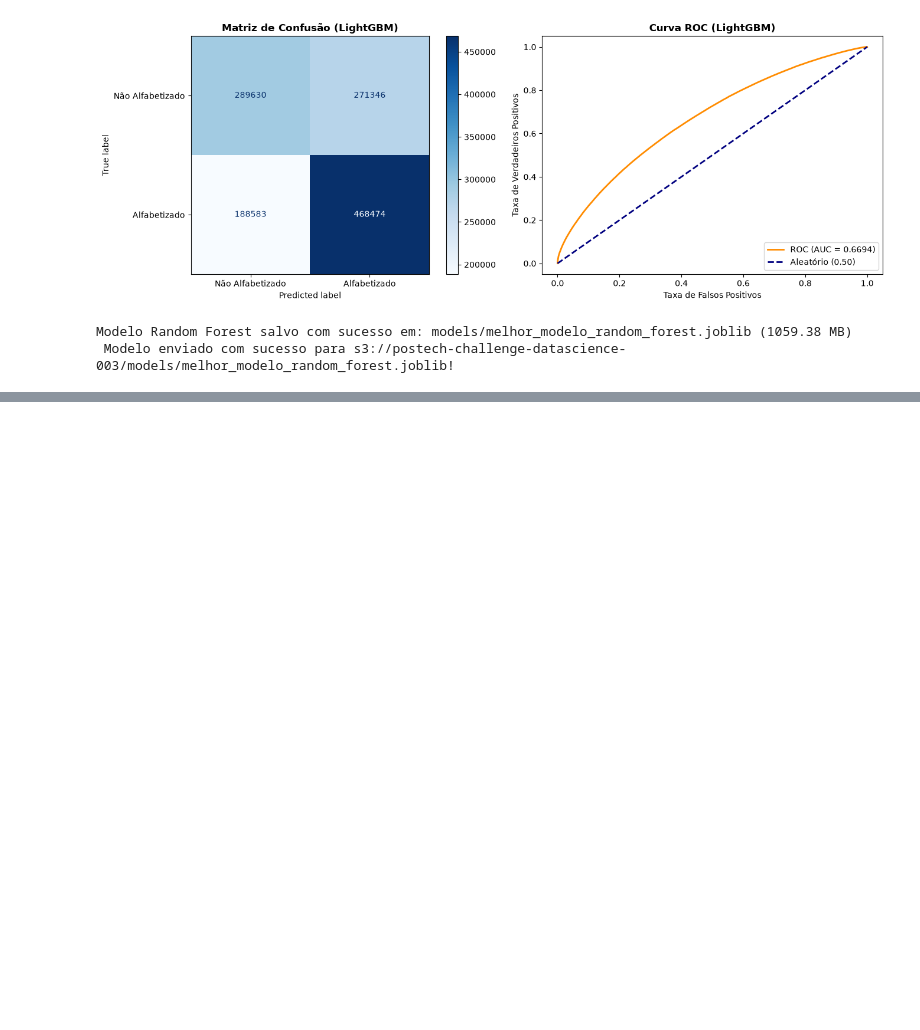
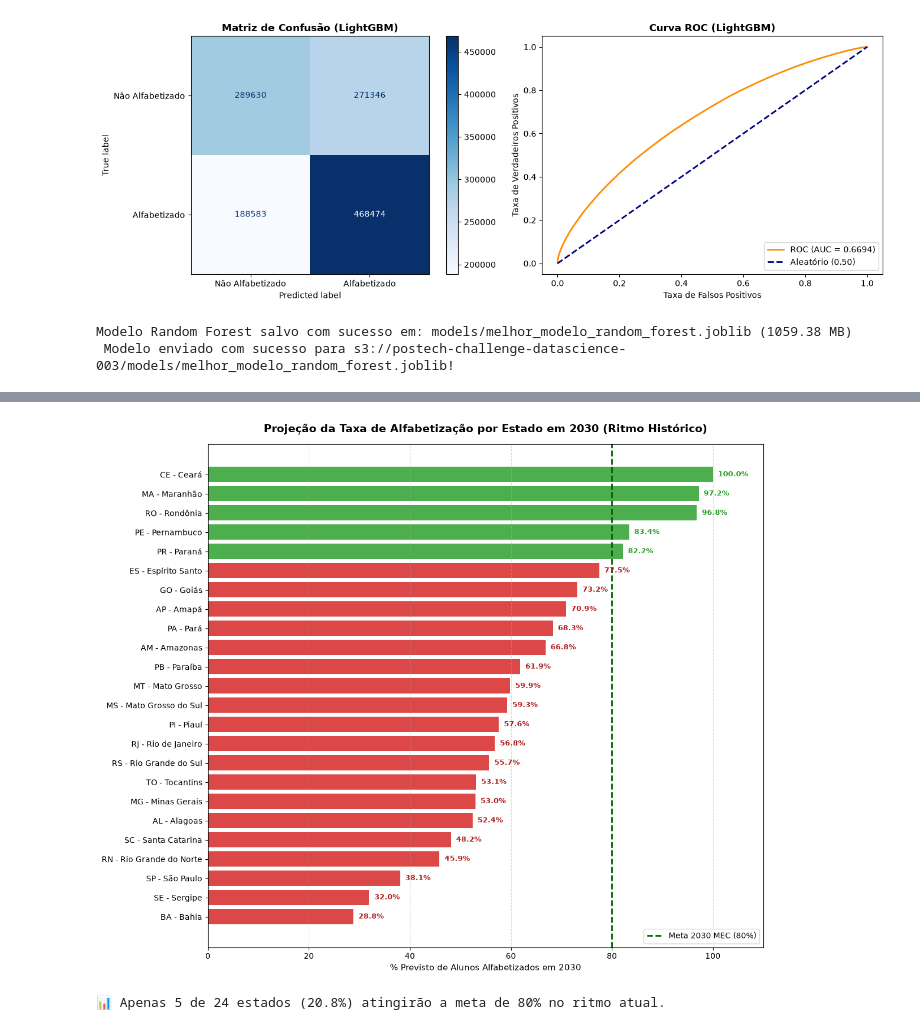
Before and after one commit to LucasRuizMartins/fiap_tech_challenge_03, a Jupyter notebook: notebooks/01 - pipeline.ipynb, the cells around one changed output, grey strips where cells are left out. Drawn from its saved outputs; the diff is of its cells as text; code cells hidden in the pictures; blank space fills up the shorter version.

```diff
--- a/notebooks/01 - pipeline.ipynb
+++ b/notebooks/01 - pipeline.ipynb
@@ -725,0 +832,51 @@ Modelo Random Forest salvo com sucesso em: models/melhor_modelo_random_forest.jo
+# %%
+import numpy as np
+import pandas as pd
+import matplotlib.pyplot as plt
+
+# Filtra os dados de 2023 por estado
+df_ufs = resultado_metas[
+    (resultado_metas["ANO"] == 2023) &
+    (resultado_metas["SIGLA_UF"].notnull()) &
+    (~resultado_metas["SIGLA_UF"].isin(["SC*"]))
+].copy()
+
+# Calcula ritmo anual (2019 a 2023) e projeta até 2030 (limitando a 100%)
+df_ufs["RITMO_ANUAL"] = (df_ufs["PC_ALUNO_ALFABETIZADO"] - df_ufs["SAEB_2019"]) / 4.0
+df_ufs["PROJ_2030"] = (df_ufs["PC_ALUNO_ALFABETIZADO"] + df_ufs["RITMO_ANUAL"] * 7.0).clip(lower=0, upper=100.0)
+
+# Filtra estados com dados válidos e ordena do menor para o maior
+df_plot = df_ufs.dropna(subset=["PROJ_2030"]).sort_values("PROJ_2030", ascending=True)
+
+# Cores: Verde para quem atinge >= 80% e Coral/Vermelho para quem fica abaixo
+cores = ["#2ca02c" if val >= 80 else "#d62728" for val in df_plot["PROJ_2030"]]
+
+# Gráfico de Barras Horizontais
+plt.figure(figsize=(12, 10))
+barras = plt.barh(df_plot["SIGLA_UF"] + " - " + df_plot["NOME_UF"], df_plot["PROJ_2030"], color=cores, alpha=0.85)
+
+# Linha de corte da Meta 2030 (80%)
+plt.axvline(80, color="darkgreen", linestyle="--", lw=2, label="Meta 2030 MEC (80%)")
+
+# Rótulos com os valores em cada barra
+for barra in barras:
+    w = barra.get_width()
+    plt.text(w + 1, barra.get_y() + barra.get_height()/2, f"{w:.1f}%",
+             va='center', ha='left', fontsize=9, fontweight='bold',
+             color="#2ca02c" if w >= 80 else "#b22222")
+
+plt.title("Projeção da Taxa de Alfabetização por Estado em 2030 (Ritmo Histórico)", fontsize=14, fontweight='bold', pad=15)
+plt.xlabel("% Previsto de Alunos Alfabetizados em 2030", fontsize=11)
+plt.xlim(0, 110)
+plt.grid(axis='x', linestyle='--', alpha=0.5)
+plt.legend(loc='lower right', frameon=True)
+plt.tight_layout()
+plt.show()
+
+# Resumo executivo
+atingem = (df_plot["PROJ_2030"] >= 80).sum()
+total = len(df_plot)
+print(f"Apenas {atingem} de {total} estados ({atingem/total*100:.1f}%) atingirão a meta de 80% no ritmo atual.")
+# %% [output]
+[figure, added]
+📊 Apenas 5 de 24 estados (20.8%) atingirão a meta de 80% no ritmo atual.
```
Also changed, not shown: parts of 36 cells of this notebook, 1 other file.
